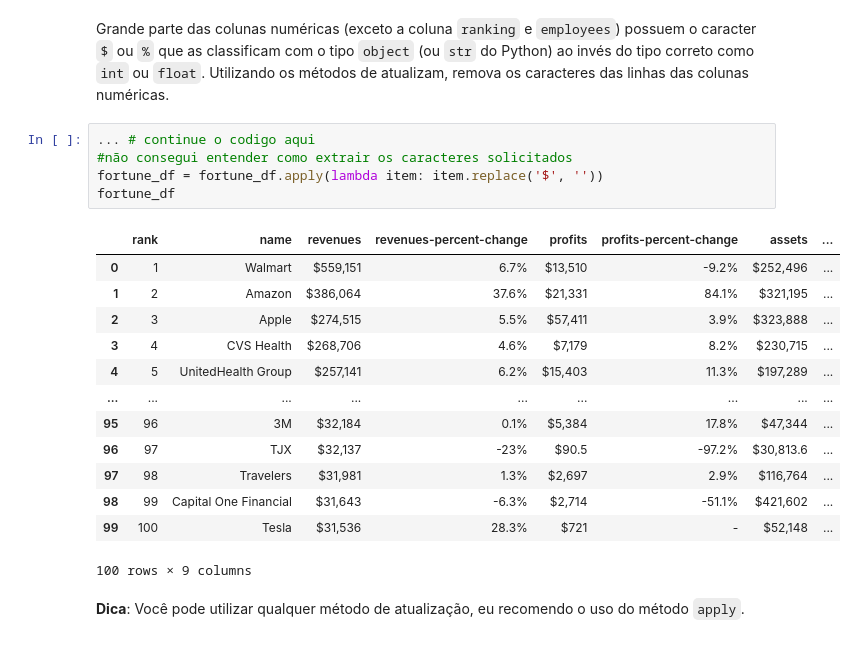
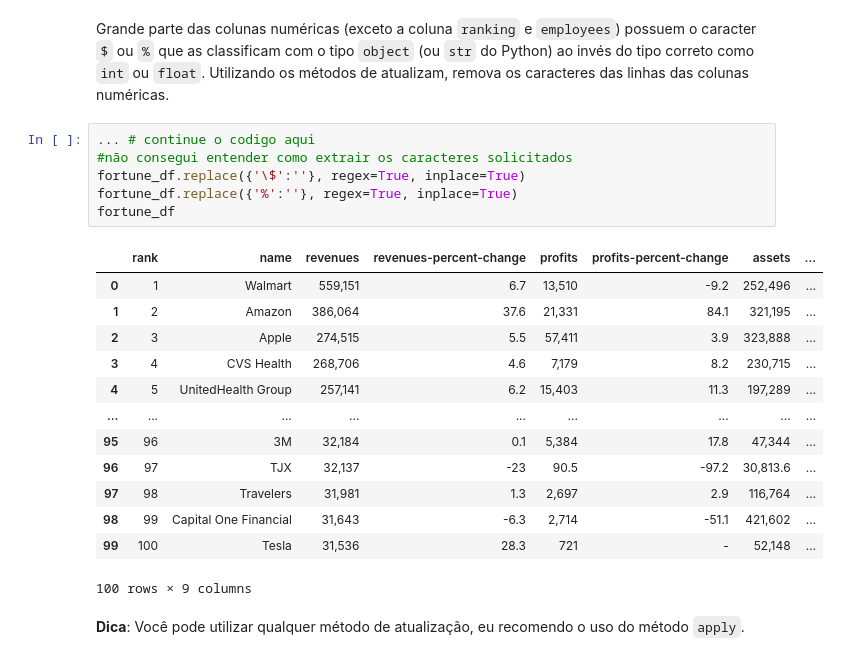
Before and after one commit to armando-nahmias/EBAC, a Jupyter notebook: AD/PAD_M12_Resposta.ipynb, the cells around one changed output. Saved outputs shown, nothing was run; the diff lists cells and outputs as text.

```diff
--- a/AD/PAD_M12_Resposta.ipynb
+++ b/AD/PAD_M12_Resposta.ipynb
@@ -185,21 +201,22 @@ Grande parte das colunas numéricas (exceto a coluna `ranking` e `employees`) po
 # %%
 ... # continue o codigo aqui
 #não consegui entender como extrair os caracteres solicitados
-fortune_df = fortune_df.apply(lambda item: item.replace('$', ''))
+fortune_df.replace({'\$':''}, regex=True, inplace=True)
+fortune_df.replace({'%':''}, regex=True, inplace=True)
 fortune_df
 # %% [output]
 |  | rank | name | revenues | revenues-percent-change | profits | profits-percent-change | assets | ... |
-| 0 | 1 | Walmart | $559,151 | 6.7% | $13,510 | -9.2% | $252,496 | ... |
-| 1 | 2 | Amazon | $386,064 | 37.6% | $21,331 | 84.1% | $321,195 | ... |
-| 2 | 3 | Apple | $274,515 | 5.5% | $57,411 | 3.9% | $323,888 | ... |
-| 3 | 4 | CVS Health | $268,706 | 4.6% | $7,179 | 8.2% | $230,715 | ... |
-| 4 | 5 | UnitedHealth Group | $257,141 | 6.2% | $15,403 | 11.3% | $197,289 | ... |
+| 0 | 1 | Walmart | 559,151 | 6.7 | 13,510 | -9.2 | 252,496 | ... |
+| 1 | 2 | Amazon | 386,064 | 37.6 | 21,331 | 84.1 | 321,195 | ... |
+| 2 | 3 | Apple | 274,515 | 5.5 | 57,411 | 3.9 | 323,888 | ... |
+| 3 | 4 | CVS Health | 268,706 | 4.6 | 7,179 | 8.2 | 230,715 | ... |
+| 4 | 5 | UnitedHealth Group | 257,141 | 6.2 | 15,403 | 11.3 | 197,289 | ... |
 | ... | ... | ... | ... | ... | ... | ... | ... | ... |
-| 95 | 96 | 3M | $32,184 | 0.1% | $5,384 | 17.8% | $47,344 | ... |
-| 96 | 97 | TJX | $32,137 | -23% | $90.5 | -97.2% | $30,813.6 | ... |
-| 97 | 98 | Travelers | $31,981 | 1.3% | $2,697 | 2.9% | $116,764 | ... |
-| 98 | 99 | Capital One Financial | $31,643 | -6.3% | $2,714 | -51.1% | $421,602 | ... |
-| 99 | 100 | Tesla | $31,536 | 28.3% | $721 | - | $52,148 | ... |
+| 95 | 96 | 3M | 32,184 | 0.1 | 5,384 | 17.8 | 47,344 | ... |
+| 96 | 97 | TJX | 32,137 | -23 | 90.5 | -97.2 | 30,813.6 | ... |
+| 97 | 98 | Travelers | 31,981 | 1.3 | 2,697 | 2.9 | 116,764 | ... |
+| 98 | 99 | Capital One Financial | 31,643 | -6.3 | 2,714 | -51.1 | 421,602 | ... |
+| 99 | 100 | Tesla | 31,536 | 28.3 | 721 | - | 52,148 | ... |
 100 rows × 9 columns
 # %% [markdown]
 **Dica**: Você pode utilizar qualquer método de atualização, eu recomendo o uso do método `apply`.
```
Also changed, not shown: parts of 2 cells of this notebook, 2 other files.
